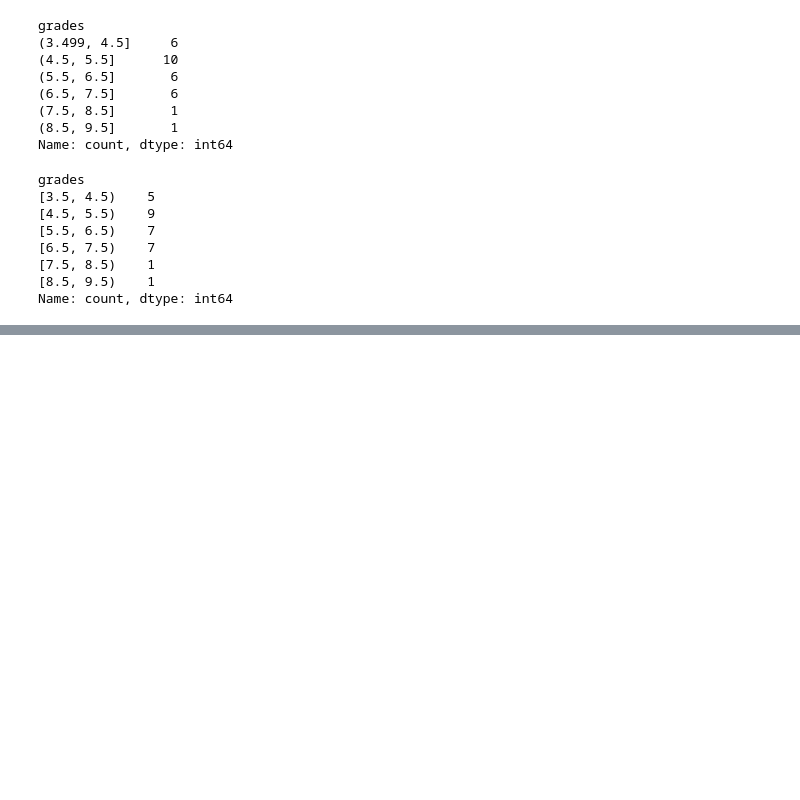
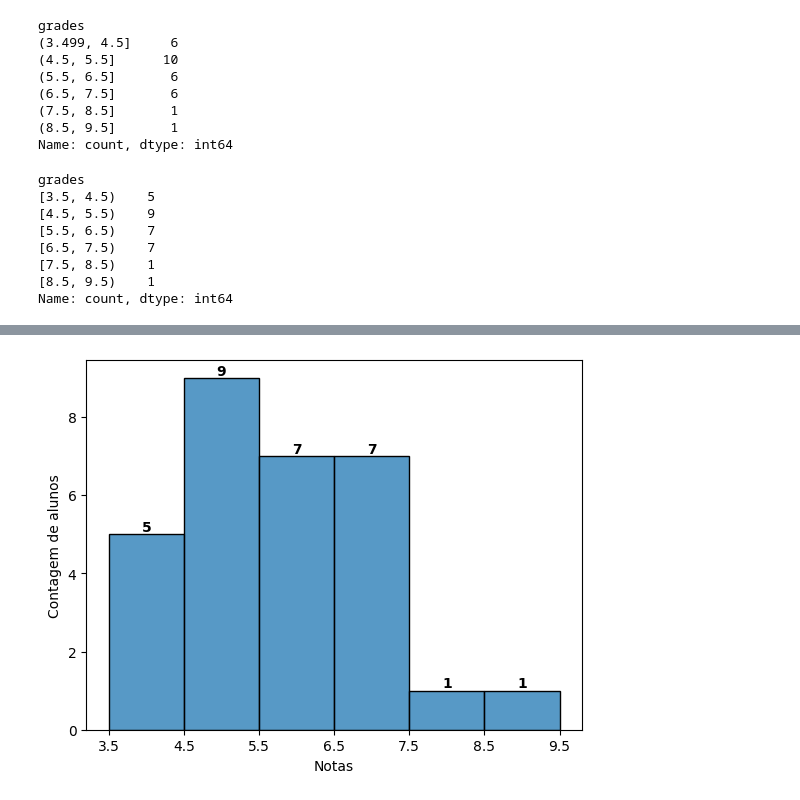
Before and after one commit to kiwsley/ciencia_de_dados, a Jupyter notebook: estatisticas/estatistica_descritiva_univariada_quanti_quali_ideia_intervalo.ipynb, the cells around one changed output, grey strips where cells are left out. Saved outputs shown, nothing was run; the diff lists cells and outputs as text; code cells hidden in the pictures; blank space fills up the shorter version.

```diff
--- a/estatisticas/estatistica_descritiva_univariada_quanti_quali_ideia_intervalo.ipynb
+++ b/estatisticas/estatistica_descritiva_univariada_quanti_quali_ideia_intervalo.ipynb
@@ -275,0 +294,18 @@ df_notas_intervalos
+# %%
+import seaborn as sns
+import matplotlib.pyplot as plt
+
+h=sns.histplot(data= df_notas,x="grades",
+             bins=bins_arredondados)
+
+for barra in h.containers:
+    h.bar_label(barra,color="black" , fontweight="bold")
+
+h.set_xticks(bins_arredondados)
+h.set_ylabel("Contagem de alunos")
+h.set_xlabel("Notas")
+
+
+plt.show()
+# %% [output]
+[figure, added]
```
Also changed, not shown: parts of 6 cells of this notebook, 2 other files.
